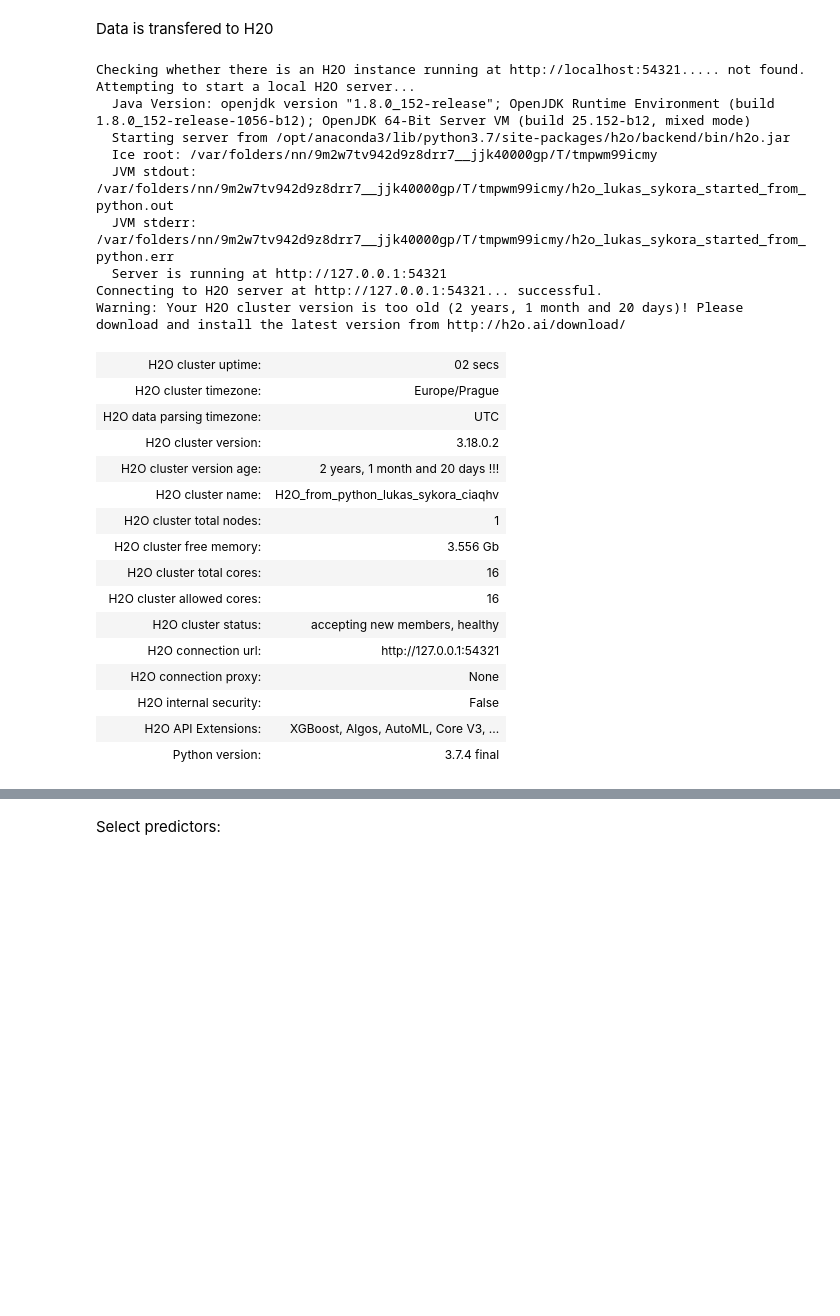
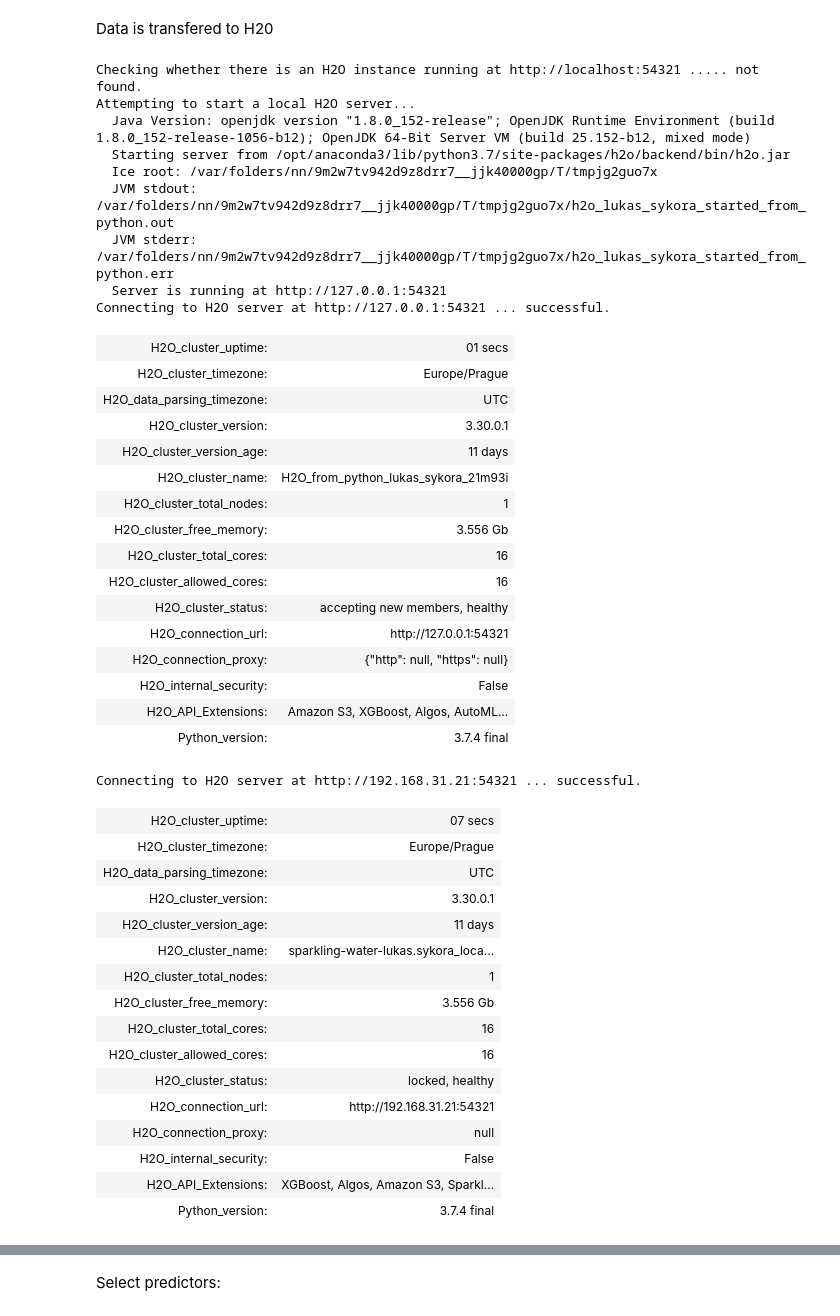
Before and after one commit to lukassykora/pysparkandh20, a Jupyter notebook: PySpark and H2O.ipynb, the cells around one changed output, grey strips where cells are left out. Drawn from its saved outputs; the diff is of its cells as text; code cells hidden in the pictures; blank space fills up the shorter version.

```diff
--- a/PySpark and H2O.ipynb
+++ b/PySpark and H2O.ipynb
@@ -214,31 +298,50 @@ sparkApplicationData.write\
 Data is transfered to H20
 # %%
 import h2o
+from pysparkling import *
+
 h2o.init()
+h2oContext = H2OContext.getOrCreate()
 # %% [output]
-Checking whether there is an H2O instance running at http://localhost:54321..... not found.
+Checking whether there is an H2O instance running at http://localhost:54321 ..... not found.
 Attempting to start a local H2O server...
   Java Version: openjdk version "1.8.0_152-release"; OpenJDK Runtime Environment (build 1.8.0_152-release-1056-b12); OpenJDK 64-Bit Server VM (build 25.152-b12, mixed mode)
   Starting server from /opt/anaconda3/lib/python3.7/site-packages/h2o/backend/bin/h2o.jar
-  Ice root: /var/folders/nn/9m2w7tv942d9z8drr7__jjk40000gp/T/tmpwm99icmy
-  JVM stdout: /var/folders/nn/9m2w7tv942d9z8drr7__jjk40000gp/T/tmpwm99icmy/h2o_lukas_sykora_started_from_python.out
-  JVM stderr: /var/folders/nn/9m2w7tv942d9z8drr7__jjk40000gp/T/tmpwm99icmy/h2o_lukas_sykora_started_from_python.err
+  Ice root: /var/folders/nn/9m2w7tv942d9z8drr7__jjk40000gp/T/tmpjg2guo7x
+  JVM stdout: /var/folders/nn/9m2w7tv942d9z8drr7__jjk40000gp/T/tmpjg2guo7x/h2o_lukas_sykora_started_from_python.out
+  JVM stderr: /var/folders/nn/9m2w7tv942d9z8drr7__jjk40000gp/T/tmpjg2guo7x/h2o_lukas_sykora_started_from_python.err
   Server is running at http://127.0.0.1:54321
-Connecting to H2O server at http://127.0.0.1:54321... successful.
-Warning: Your H2O cluster version is too old (2 years, 1 month and 20 days)! Please download and install the latest version from http://h2o.ai/download/
+Connecting to H2O server at http://127.0.0.1:54321 ... successful.
-| H2O cluster uptime: | 02 secs |
-| H2O cluster timezone: | Europe/Prague |
-| H2O data parsing timezone: | UTC |
-| H2O cluster version: | 3.18.0.2 |
-| H2O cluster version age: | 2 years, 1 month and 20 days !!! |
-| H2O cluster name: | H2O_from_python_lukas_sykora_ciaqhv |
-| H2O cluster total nodes: | 1 |
-| H2O cluster free memory: | 3.556 Gb |
-| H2O cluster total cores: | 16 |
-| H2O cluster allowed cores: | 16 |
-| H2O cluster status: | accepting new members, healthy |
-| H2O connection url: | http://127.0.0.1:54321 |
-| H2O connection proxy: | None |
-| H2O internal security: | False |
-| H2O API Extensions: | XGBoost, Algos, AutoML, Core V3, ... |
-| Python version: | 3.7.4 final |
+| H2O_cluster_uptime: | 01 secs |
+| H2O_cluster_timezone: | Europe/Prague |
+| H2O_data_parsing_timezone: | UTC |
+| H2O_cluster_version: | 3.30.0.1 |
+| H2O_cluster_version_age: | 11 days |
+| H2O_cluster_name: | H2O_from_python_lukas_sykora_21m93i |
+| H2O_cluster_total_nodes: | 1 |
+| H2O_cluster_free_memory: | 3.556 Gb |
+| H2O_cluster_total_cores: | 16 |
+| H2O_cluster_allowed_cores: | 16 |
+| H2O_cluster_status: | accepting new members, healthy |
+| H2O_connection_url: | http://127.0.0.1:54321 |
+| H2O_connection_proxy: | {"http": null, "https": null} |
+| H2O_internal_security: | False |
+| H2O_API_Extensions: | Amazon S3, XGBoost, Algos, AutoML... |
+| Python_version: | 3.7.4 final |
+Connecting to H2O server at http://192.168.31.21:54321 ... successful.
+| H2O_cluster_uptime: | 07 secs |
+| H2O_cluster_timezone: | Europe/Prague |
+| H2O_data_parsing_timezone: | UTC |
+| H2O_cluster_version: | 3.30.0.1 |
+| H2O_cluster_version_age: | 11 days |
+| H2O_cluster_name: | sparkling-water-lukas.sykora_loca... |
+| H2O_cluster_total_nodes: | 1 |
+| H2O_cluster_free_memory: | 3.556 Gb |
+| H2O_cluster_total_cores: | 16 |
+| H2O_cluster_allowed_cores: | 16 |
+| H2O_cluster_status: | locked, healthy |
+| H2O_connection_url: | http://192.168.31.21:54321 |
+| H2O_connection_proxy: | null |
+| H2O_internal_security: | False |
+| H2O_API_Extensions: | XGBoost, Algos, Amazon S3, Sparkl... |
+| Python_version: | 3.7.4 final |
```
Also changed, not shown: parts of 60 cells of this notebook, 16 other files.
